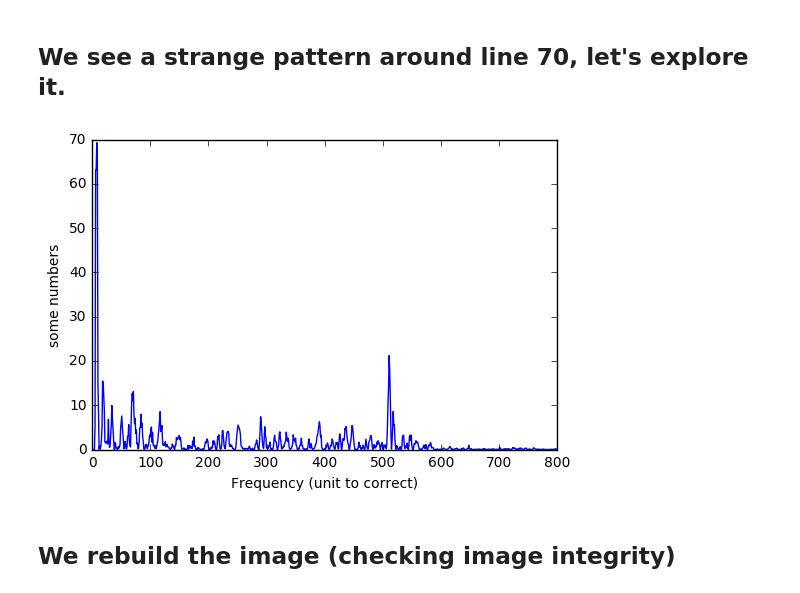
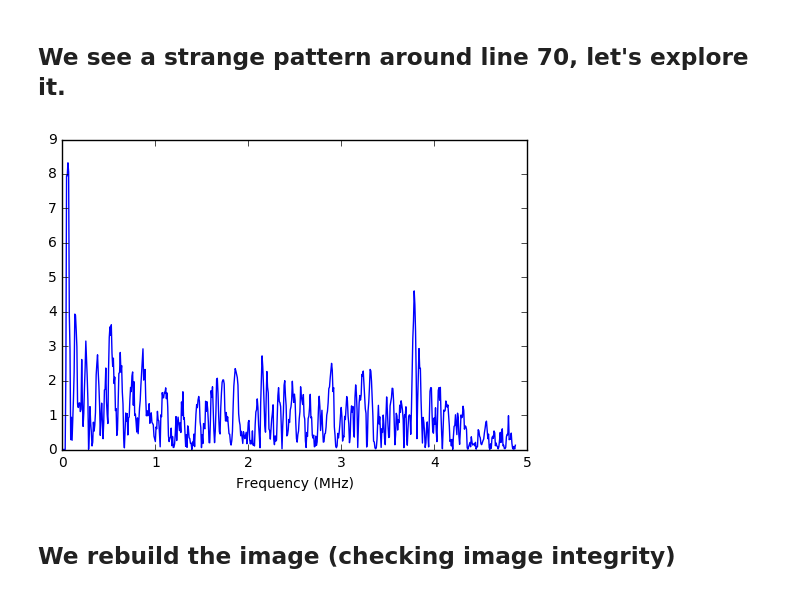
Before and after one commit to echopen/PRJ-medtec_sigproc, a Jupyter notebook: dataquarium/explore.ipynb, the cells around one changed output. Saved outputs shown, nothing was run; the diff lists cells and outputs as text; code cells hidden in the pictures.

```diff
--- a/dataquarium/explore.ipynb
+++ b/dataquarium/explore.ipynb
@@ -72,14 +74,18 @@ plt.show()
 [figure]
 # %% [markdown]
 ## We see a strange pattern around line 70, let's explore it.
-# %%
-SelectedLine = np.square(np.abs(np.real(fourier_data_todisplay[70])))
-plt.plot(SelectedLine[0:800])
-plt.ylabel('some numbers')
-plt.xlabel('Frequency (unit to correct)')
-plt.show()
-# %% [output]
-[figure, removed]
+# %%
+l = float(len(fourier_data_todisplay[70]))
+XLimit = int((5.0/8.0)*l/2)
+SelectedLine = (np.abs(np.real(fourier_data_todisplay[70])))
+XScale = range(XLimit)
+for i in range(XLimit):
+    XScale[i] = (125.0/8.0)*float(XScale[i])/(1.0*l)
+plt.plot(XScale,SelectedLine[0:XLimit])
+plt.xlabel('Frequency (MHz)')
+plt.show()
+# %% [output]
+[figure, added]
 # %% [markdown]
 ## We rebuild the image (checking image integrity)
 # %%
```
Also changed, not shown: parts of 1 cell of this notebook.
